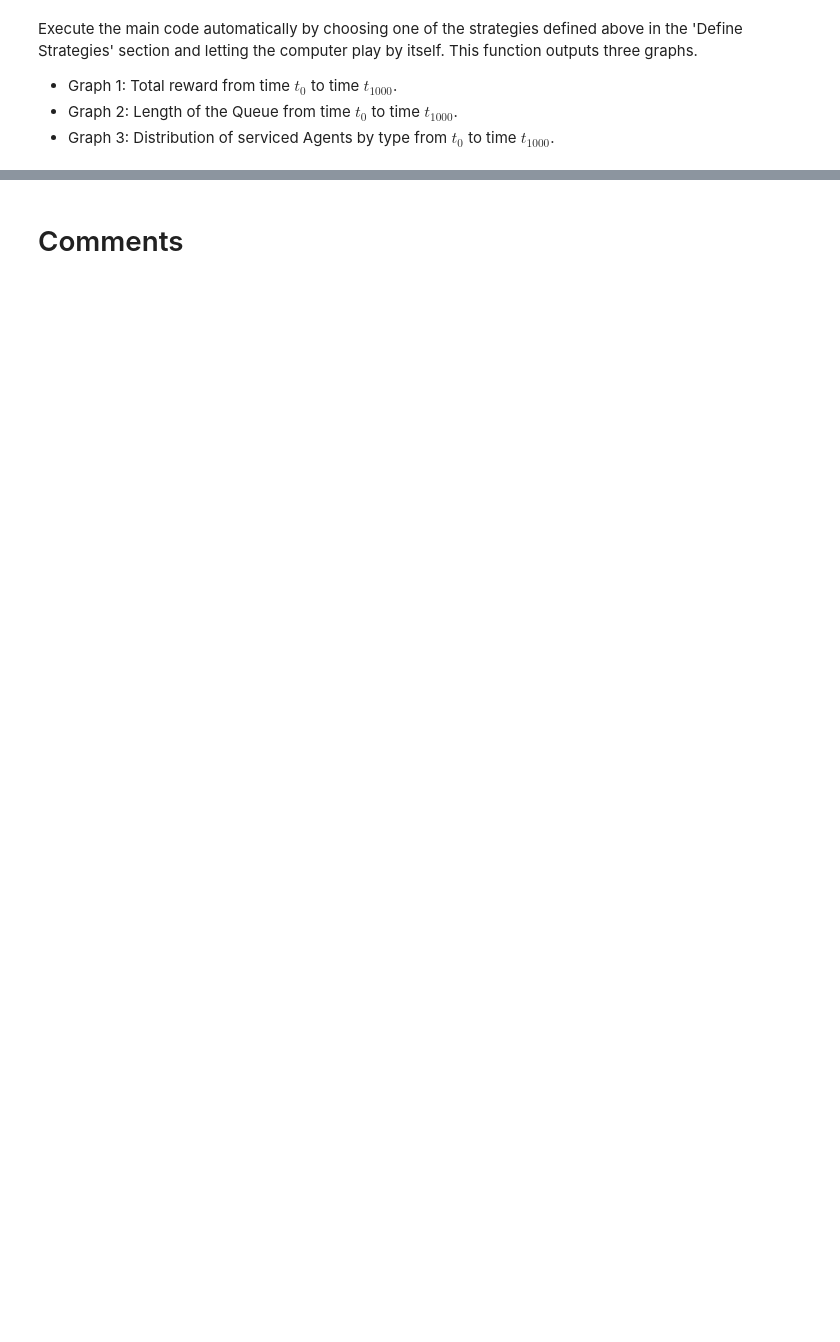
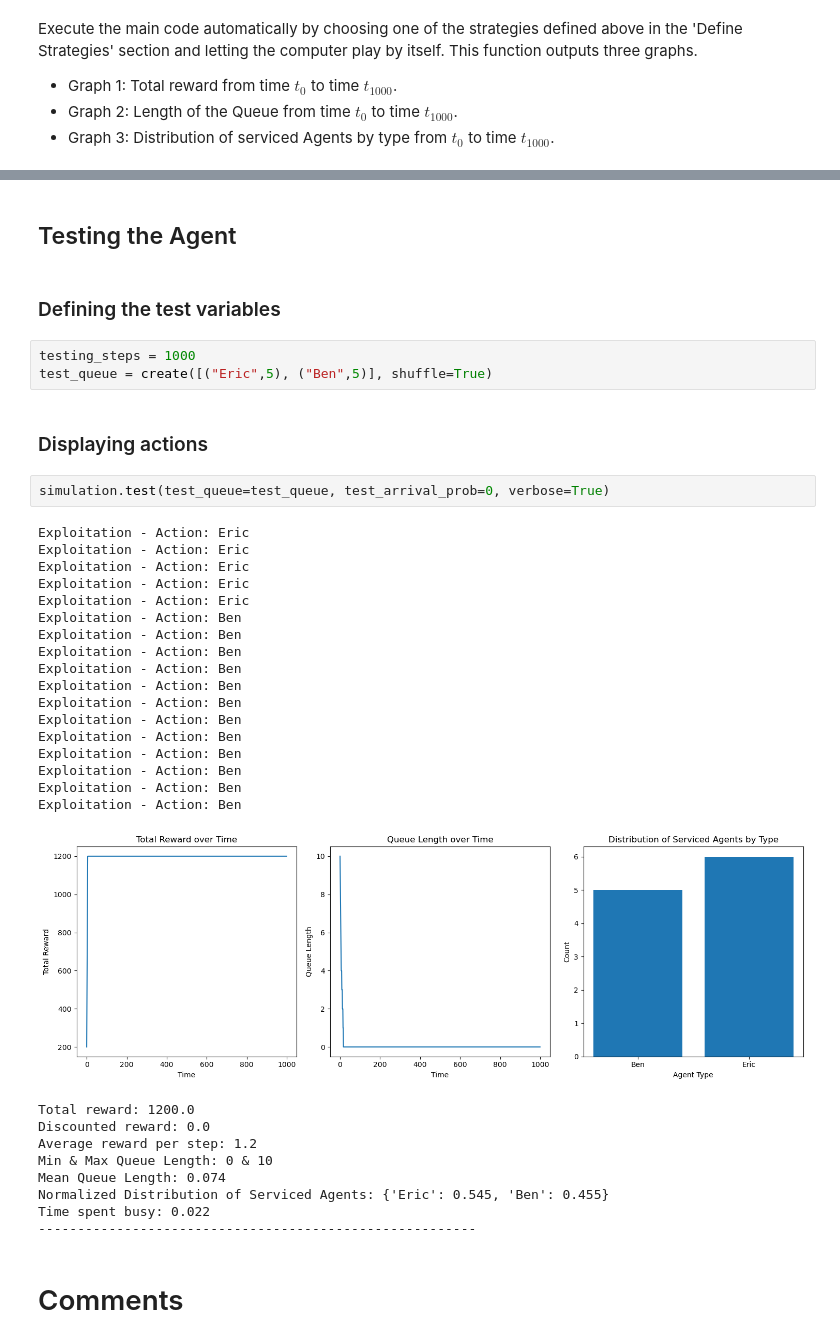
Before and after one commit to alexandre-bismuth/AgentLearning, a Jupyter notebook: QAgent.ipynb, the cells around one changed output, grey strips where cells are left out. Saved outputs shown, nothing was run; the diff lists cells and outputs as text; blank space fills up the shorter version.

```diff
--- a/QAgent.ipynb
+++ b/QAgent.ipynb
@@ -363,3 +450,41 @@ defaultdict(<function __main__.QLearningAgent.__init__.<locals>.<lambda>()>,
               'Fabien': 0}})
+# %% [markdown]
+## Testing the Agent
+# %% [markdown]
+### Defining the test variables
+# %%
+testing_steps = 1000
+test_queue = create([("Eric",5), ("Ben",5)], shuffle=True)
+# %% [markdown]
+### Displaying actions
+# %%
+simulation.test(test_queue=test_queue, test_arrival_prob=0, verbose=True)
+# %% [output]
+Exploitation - Action: Eric
+Exploitation - Action: Eric
+Exploitation - Action: Eric
+Exploitation - Action: Eric
+Exploitation - Action: Eric
+Exploitation - Action: Ben
+Exploitation - Action: Ben
+Exploitation - Action: Ben
+Exploitation - Action: Ben
+Exploitation - Action: Ben
+Exploitation - Action: Ben
+Exploitation - Action: Ben
+Exploitation - Action: Ben
+Exploitation - Action: Ben
+Exploitation - Action: Ben
+Exploitation - Action: Ben
+Exploitation - Action: Ben
+[figure, added]
+Total reward: 1200.0
+Discounted reward: 0.0
+Average reward per step: 1.2
+Min & Max Queue Length: 0 & 10
+Mean Queue Length: 0.074
+Normalized Distribution of Serviced Agents: {'Eric': 0.545, 'Ben': 0.455}
+Time spent busy: 0.022
+--------------------------------------------------------
 # %% [markdown]
 # Comments
```
Also changed, not shown: parts of 11 cells of this notebook.
